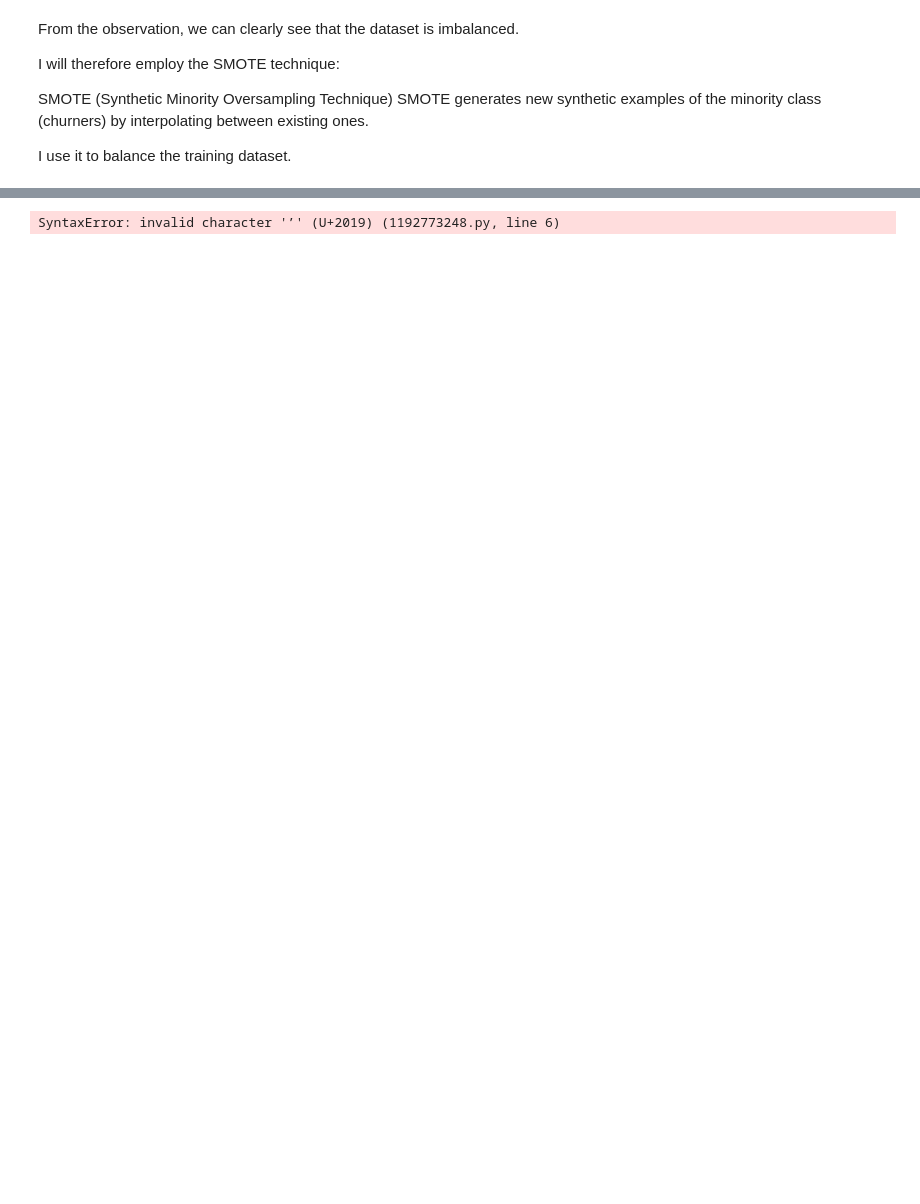
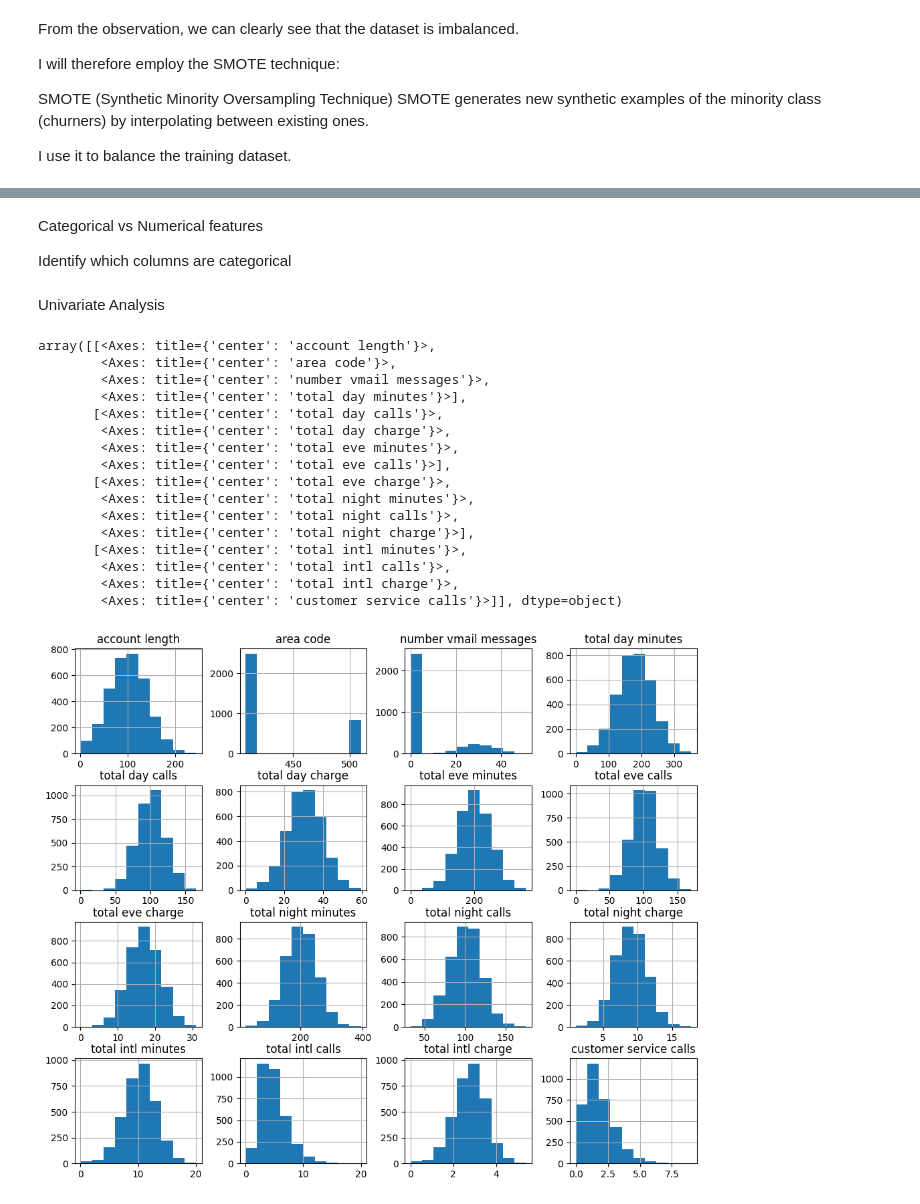
Before and after one commit to Kelvin-Shilisia/syriatel-churn-classifier, a Jupyter notebook: syriatel-churn-classifier.ipynb, the cells around one changed output, grey strips where cells are left out. Cells and saved outputs as stored; diff of their text form; code cells hidden in the pictures; blank space fills up the shorter version.

````diff
--- a/syriatel-churn-classifier.ipynb
+++ b/syriatel-churn-classifier.ipynb
@@ -131,35 +138,0 @@ ImportError: cannot import name '_deprecate_Xt_in_inverse_transform' from 'sklea
-# %%
-from imblearn.over_sampling import SMOTE
-from sklearn.model_selection import train_test_split
-
-The error indicates a compatibility issue between the versions of `scikit-learn` and `imblearn` installed in your environment. To resolve this, you need to ensure that both libraries are compatible with each other.
-
-Here’s how you can fix it:
-
-1. **Check the installed versions**:
-    ```python
-    !pip show scikit-learn
-    !pip show imbalanced-learn
-    ```
-
-2. **Upgrade or downgrade the libraries**:
-    - Upgrade both libraries to the latest compatible versions:
-      ```python
-      !pip install --upgrade scikit-learn imbalanced-learn
-      ```
-    - Alternatively, if you need specific versions, install compatible versions. For example:
-      ```python
-      !pip install scikit-learn==1.2.2 imbalanced-learn==0.10.1
-      ```
-
-3. **Restart the kernel**:
-    After updating the libraries, restart the Jupyter Notebook kernel to apply the changes.
-
-4. **Verify the installation**:
-    Re-import the libraries to ensure the issue is resolved:
-    ```python
-    ```
-
-Let me know if you encounter further issues!
-# %% [output]
-SyntaxError: invalid character '’' (U+2019) (1192773248.py, line 6)
@@ -165,0 +148,30 @@ SyntaxError: invalid character '’' (U+2019) (1192773248.py, line 6)
+# %% [markdown]
+Categorical vs Numerical features
+
+Identify which columns are categorical
+# %%
+categorical = df.select_dtypes(include=['object']).columns
+numerical = df.select_dtypes(include=['int64', 'float64']).columns
+# %% [markdown]
+Univariate Analysis
+# %%
+#Numerical features
+df[numerical].hist(figsize=(12, 10))
+# %% [output]
+array([[<Axes: title={'center': 'account length'}>,
+        <Axes: title={'center': 'area code'}>,
+        <Axes: title={'center': 'number vmail messages'}>,
+        <Axes: title={'center': 'total day minutes'}>],
+       [<Axes: title={'center': 'total day calls'}>,
+        <Axes: title={'center': 'total day charge'}>,
+        <Axes: title={'center': 'total eve minutes'}>,
+        <Axes: title={'center': 'total eve calls'}>],
+       [<Axes: title={'center': 'total eve charge'}>,
+        <Axes: title={'center': 'total night minutes'}>,
+        <Axes: title={'center': 'total night calls'}>,
+        <Axes: title={'center': 'total night charge'}>],
+       [<Axes: title={'center': 'total intl minutes'}>,
+        <Axes: title={'center': 'total intl calls'}>,
+        <Axes: title={'center': 'total intl charge'}>,
+        <Axes: title={'center': 'customer service calls'}>]], dtype=object)
+[figure, added]
````
Also changed, not shown: parts of 11 cells of this notebook.
